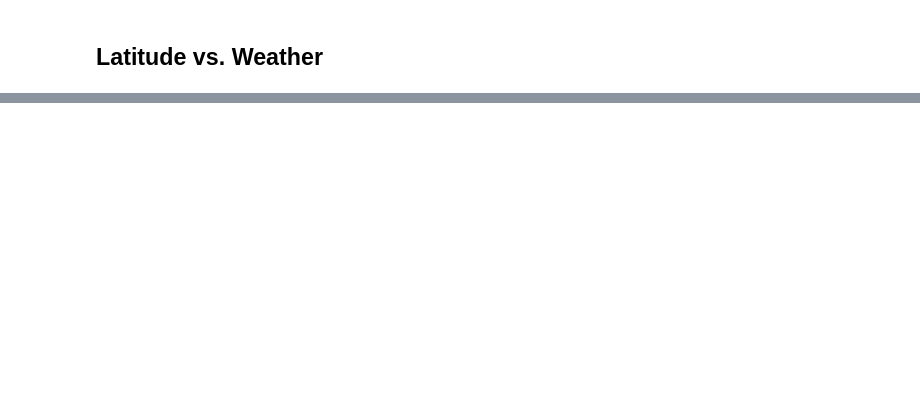
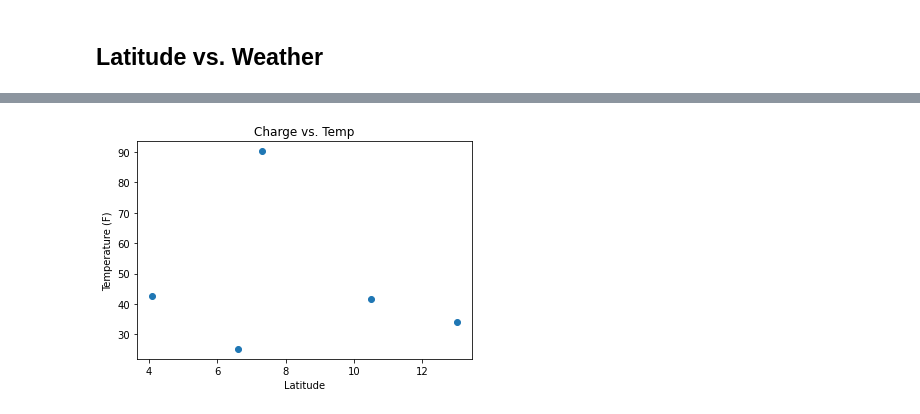
Before and after one commit to WillMcDonald25/project_1_group2, a Jupyter notebook: main.ipynb, the cells around one changed output, grey strips where cells are left out. Saved outputs shown, nothing was run; the diff lists cells and outputs as text; code cells hidden in the pictures; blank space fills up the shorter version.

Commit message:
Added one final graph

```diff
--- a/main.ipynb
+++ b/main.ipynb
@@ -250,0 +236,10 @@ R-squared: 0.000060
+# %%
+plt.scatter(final_df["Charge"], final_df["Temp (F)"])
+plt.title("Charge vs. Temp")
+plt.xlabel("Latitude")
+plt.ylabel("Temperature (F)")
+
+# Save Figure in png file inside Resources Folder
+plt.savefig("Resources/chargevsTemp.png")
+# %% [output]
+[figure, added]
```
Also changed, not shown: parts of 15 cells of this notebook, 9 other files.
